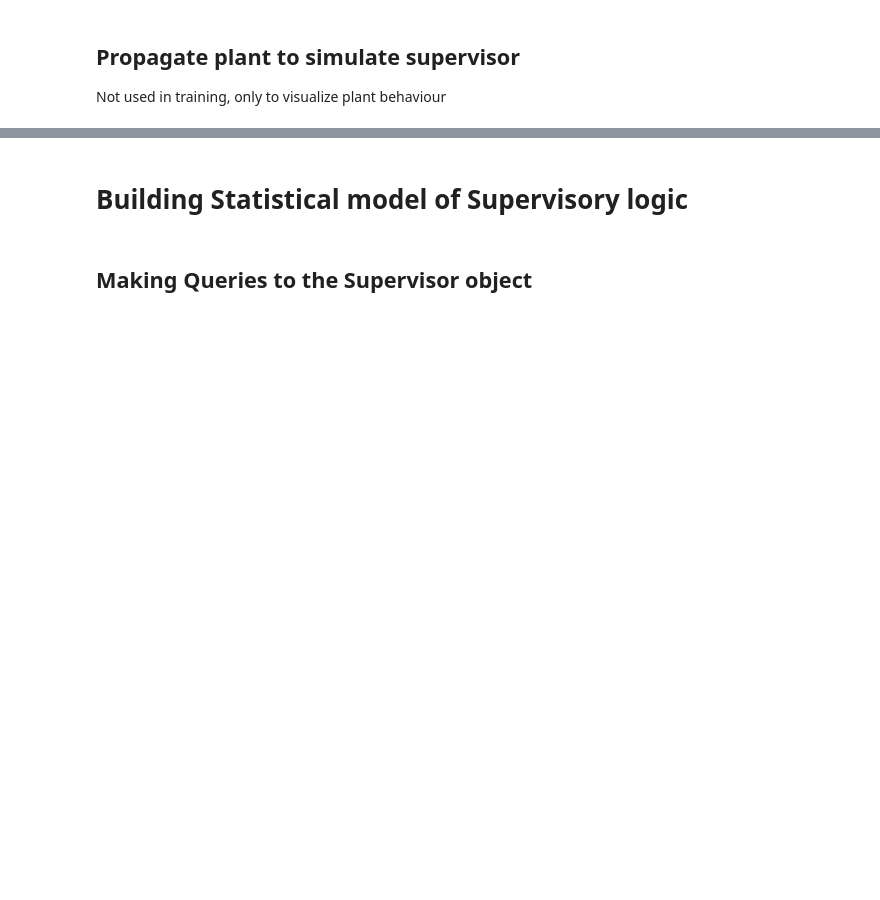
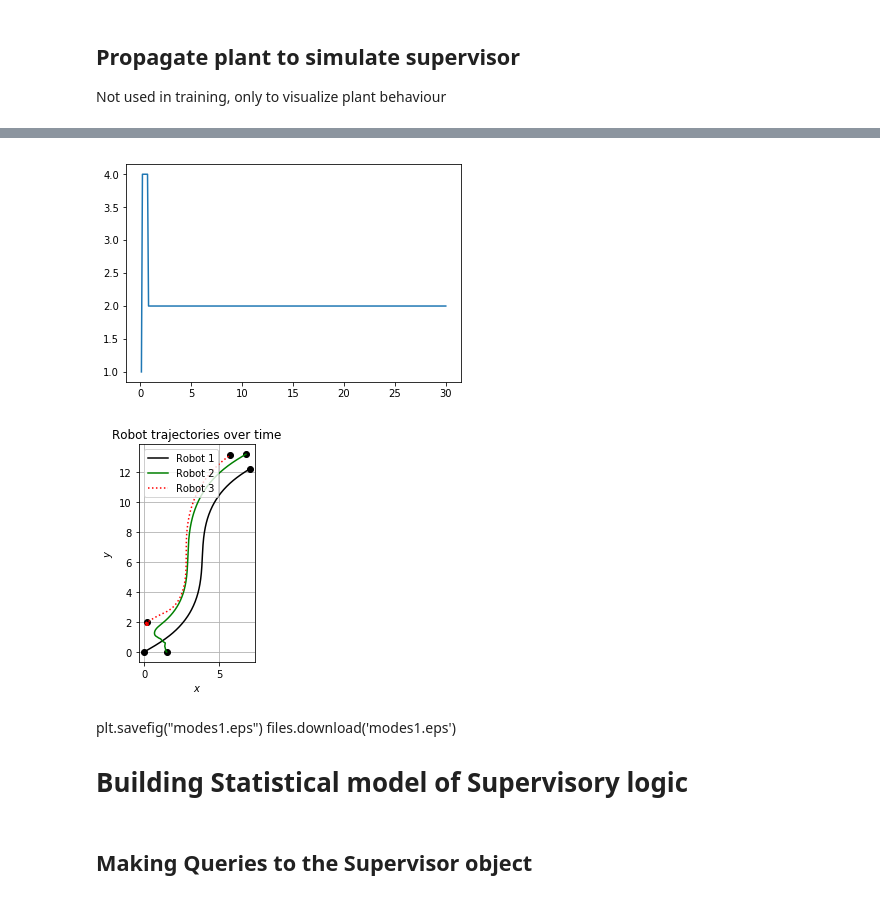
Before and after one commit to omanshuthapliyal/formationControl, a Jupyter notebook: SupervisoryControlAttack_formation_of_robots.ipynb, the cells around one changed output, grey strips where cells are left out. Drawn from its saved outputs; the diff is of its cells as text; code cells hidden in the pictures; blank space fills up the shorter version.

```diff
--- a/SupervisoryControlAttack_formation_of_robots.ipynb
+++ b/SupervisoryControlAttack_formation_of_robots.ipynb
@@ -260,4 +256,16 @@ plt.show()
+# %%
+modePlotter(modeHISTORY, "modes1.eps")
+# files.download("modes1.eps")
+
+trajectoryPlotter(xHISTORY, yHISTORY, "traj1.eps")
+# files.download("traj1.eps")
+# %% [output]
+[figure, added]
+[figure, added]
 # %% [markdown]
+
+plt.savefig("modes1.eps")
+files.download('modes1.eps')
 # Building Statistical model of Supervisory logic
 # %% [markdown]
 ## Making Queries to the Supervisor object
```
Also changed, not shown: parts of 37 cells of this notebook.
